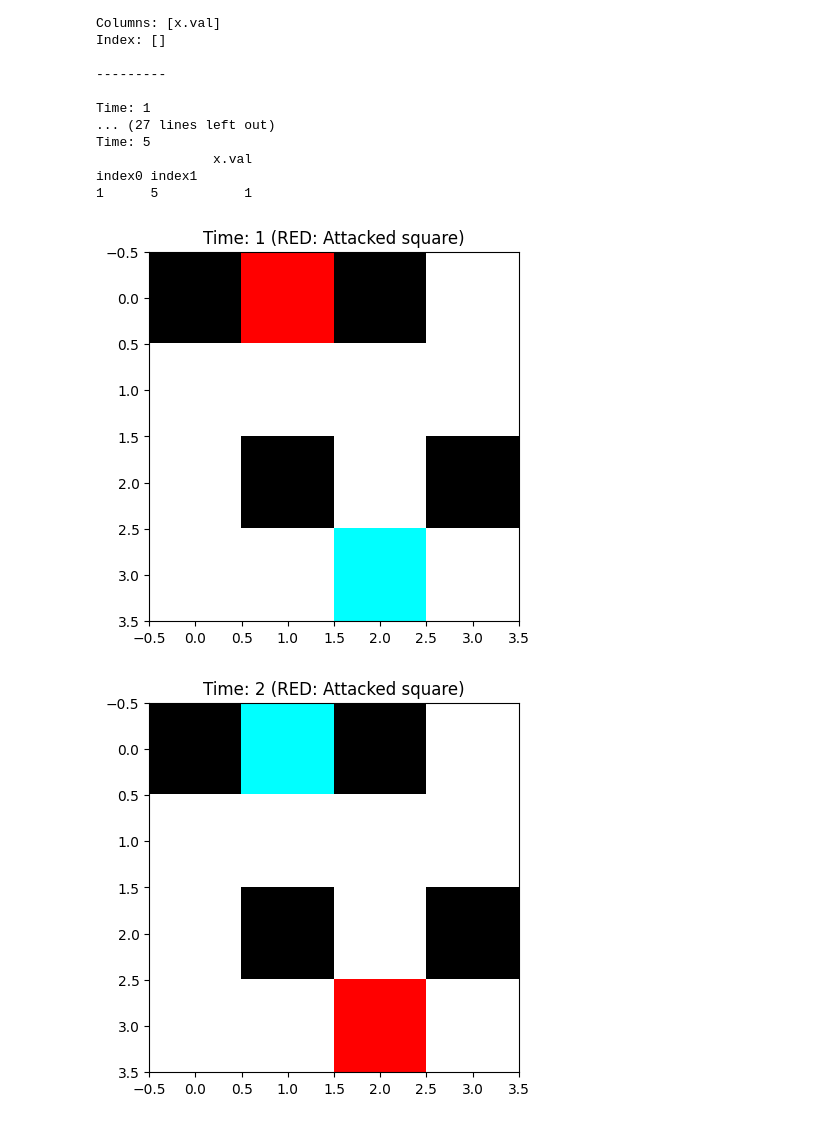
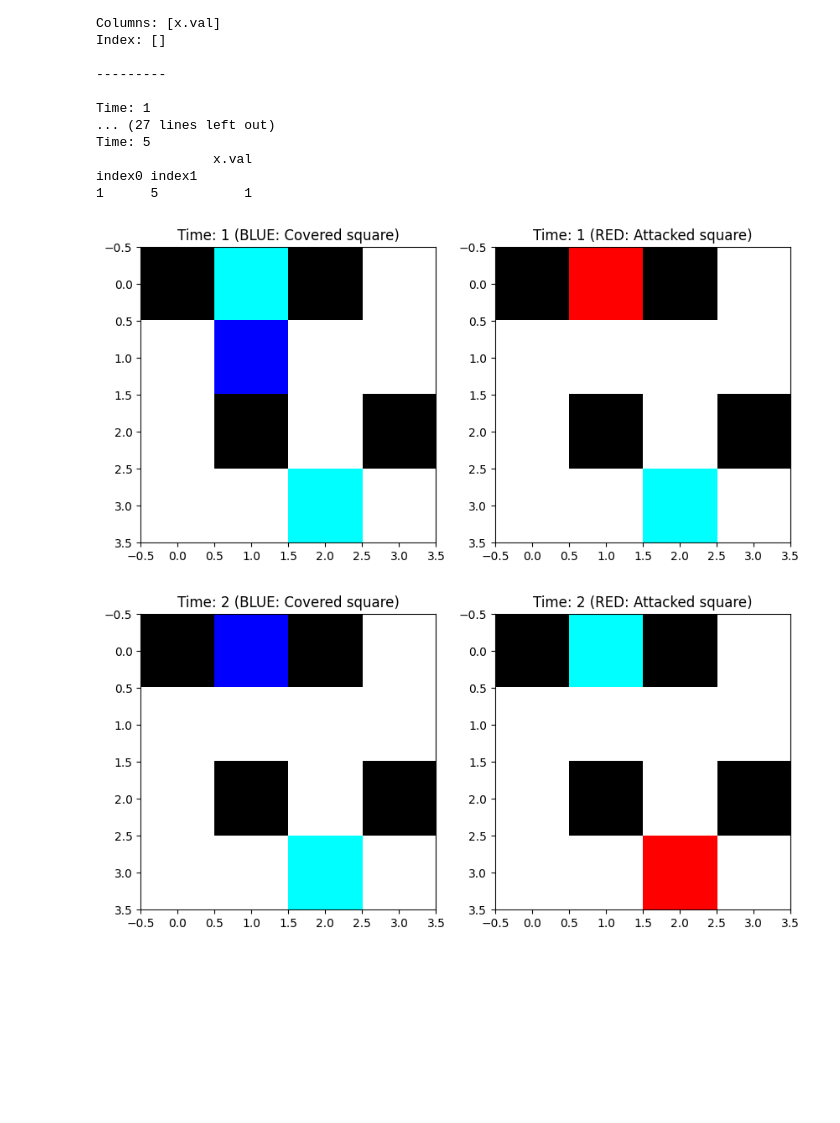
Before and after one commit to CamiloSinningUN/Stackelberg-equilibrium-algorithms, a Jupyter notebook: security_game/security_game.ipynb, the cells around one changed output. Cells and saved outputs as stored; diff of their text form; code cells hidden in the pictures; blank space fills up the shorter version.

```diff
--- a/security_game/security_game.ipynb
+++ b/security_game/security_game.ipynb
@@ -154,7 +155,7 @@ U_df = pd.DataFrame(U, columns=[0, 1], index=[0, 1])
 targets_indexes = [i for i, x in enumerate(V) if x == 2]
 U_df = pd.concat([U_df, U_df], keys=targets_indexes)
 
-obj, alpha, x, k = stackleberg_equilibrium_security_game(time, rows, cols, V, U_df)
+obj, alpha, x, d, k = stackleberg_equilibrium_security_game(time, rows, cols, V, U_df)
 # %% [output]
 Gurobi 9.5.1: optimal solution; objective -20
 plus 2 simplex iterations for intbasis
@@ -211,21 +214,3 @@ Time: 5
                       alpha.val
 index0 index1 index2
 6      6      5               1
-# %%
-for t in range(1, time+1):
-    # Create a copy of the environment grid for this time step
-    env_df_t = env_df.copy()
-
-    # Get the attacked square for this time step
-    filtered_df = alpha[alpha.index.map(lambda x: x[-1] == t)]
-    covered_square = filtered_df[filtered_df['alpha.val'] == 1]
-    indexes = [i for i, j, k in covered_square.index.tolist()]
-    env_df_t = env_df_t.values.flatten()
-    for i in indexes:
-        env_df_t[i] = 3
-    env_df_t = env_df_t.reshape(env_df.shape)
-
-    cmap = mcolors.ListedColormap(['black', 'white', 'cyan', 'blue'])
-    plt.imshow(env_df_t, cmap=cmap)
-    plt.title(f'Time: {t} (BLUE: Covered square)')
-    plt.show()
@@ -262,23 +241,40 @@ Time: 5
 index0 index1
 1      5           1
 # %%
+# Print of strategies side by side
 for t in range(1, time+1):
-    # Create a copy of the environment grid for this time step
-    env_df_t = env_df.copy()
+    env_df_d = env_df.copy()
+    env_df_a = env_df.copy()
 
-    # Get the attacked square for this time step
-    filtered_df = x[x.index.map(lambda x: x[-1] == t)]
-    attacked_square = filtered_df[filtered_df['x.val'] == 1]
-    indexes = [i for i, j in attacked_square.index.tolist()]
-    env_df_t = env_df_t.values.flatten()
-    for i in indexes:
-        env_df_t[i] = 3
-    env_df_t = env_df_t.reshape(env_df.shape)
+    filtered_df_d = alpha[alpha.index.map(lambda x: x[-1] == t)]
+    filtered_df_a = x[x.index.map(lambda x: x[-1] == t)]
 
-    cmap = mcolors.ListedColormap(['black', 'white', 'cyan', 'red'])
-    plt.imshow(env_df_t, cmap=cmap)
-    plt.title(f'Time: {t} (RED: Attacked square)')
+    covered_square = filtered_df_d[filtered_df_d['alpha.val'] == 1]
+    attacked_square = filtered_df_a[filtered_df_a['x.val'] == 1]
+
+    indexes_d = [i for i, j, k in covered_square.index.tolist()]
+    indexes_a = [i for i, j in attacked_square.index.tolist()]
+
+    env_df_d = env_df_d.values.flatten()
+    env_df_a = env_df_a.values.flatten()
+
+    for i in indexes_d:
+        env_df_d[i] = 3
+    env_df_d = env_df_d.reshape(env_df.shape)
+
+    for i in indexes_a:
+        env_df_a[i] = 3
+    env_df_a = env_df_a.reshape(env_df.shape)
+
+    cmap_d = mcolors.ListedColormap(['black', 'white', 'cyan', 'blue'])
+    cmap_a = mcolors.ListedColormap(['black', 'white', 'cyan', 'red'])
+
+    fig, ax = plt.subplots(1, 2, figsize=(10, 5))
+    ax[0].imshow(env_df_d, cmap=cmap_d)
+    ax[0].set_title(f'Time: {t} (BLUE: Covered square)')
+    ax[1].imshow(env_df_a, cmap=cmap_a)
+    ax[1].set_title(f'Time: {t} (RED: Attacked square)')
     plt.show()
 # %% [output]
-[figure, old version]
+[figure, new version]
-[figure, old version]
+[figure, new version]
```
Also changed, not shown: parts of 4 cells of this notebook.
